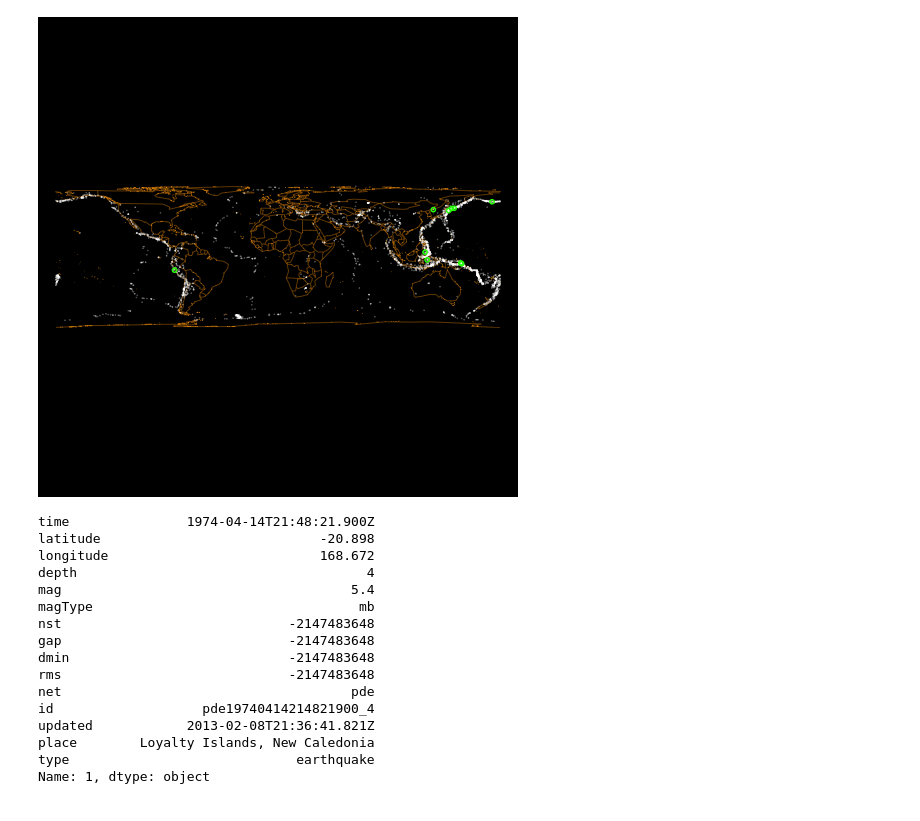
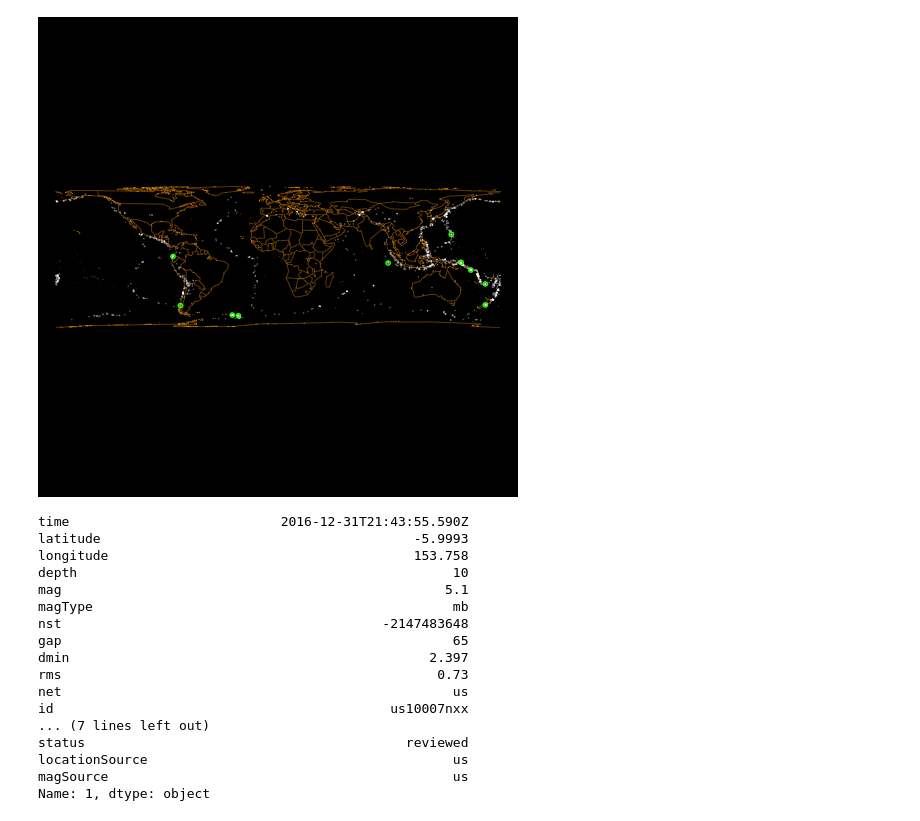
Before and after one commit to feliuserra/Luminosity, a Jupyter notebook: earthquakes.ipynb, the cells around one changed output. Cells and saved outputs as stored; diff of their text form; code cells hidden in the pictures.

Commit message:
Add Quakes
Added csv fro earthquakes with 5+ magnitude from 2000 to 2016

```diff
--- a/earthquakes.ipynb
+++ b/earthquakes.ipynb
@@ -5,44 +5,45 @@ quakes_raw = []
 # %%
 %%R -o quakes_raw
 library(maps)
 library(mapproj)
 
 options(repr.plot.width = 4, repr.plot.height = 4)
 
 # Load data
-quakes <- read.csv('http://datasets.flowingdata.com/earthquakes1974.csv')
+quakes <- read.csv('data/quakes2016.csv')
 quakes_raw <- quakes
 
 # Draw map
 par(mar=c(0,0,0,0))
 map("world", col="orange", bg="#000000", fill=FALSE, interior=TRUE, lwd=0.5, projection="cylequalarea", par=0, wrap=TRUE)
 
 # Add points
 ptsproj <- mapproject(quakes$longitude, quakes$latitude)
 points(ptsproj, pch=20, cex=0.15, col="#ffffff40")
 
 # Circle the highest magnitude quakes
 quakes.o <- quakes[order(quakes$mag, decreasing=TRUE),]
 majorpts <- mapproject(quakes.o$longitude[1:10], quakes.o$latitude[1:10])
 symbols(majorpts, circles=rep(0.03, 10), add=TRUE, inches=FALSE, fg="green", lwd=2)
 # %% [output]
-[figure, old version]
+[figure, new version]
 # %%
 quakes_raw.loc[1,]
 # %% [output]
-time               1974-04-14T21:48:21.900Z
-latitude                            -20.898
-longitude                           168.672
-depth                                     4
-mag                                     5.4
-magType                                  mb
-nst                             -2147483648
-gap                             -2147483648
-dmin                            -2147483648
-rms                             -2147483648
-net                                     pde
-id                   pde19740414214821900_4
-updated            2013-02-08T21:36:41.821Z
-place        Loyalty Islands, New Caledonia
-type                             earthquake
+time                           2016-12-31T21:43:55.590Z
+latitude                                        -5.9993
+longitude                                       153.758
+depth                                                10
+mag                                                 5.1
+magType                                              mb
+nst                                         -2147483648
+gap                                                  65
+dmin                                              2.397
+rms                                                0.73
+net                                                  us
+id                                           us10007nxx
+... (7 lines left out)
+status                                         reviewed
+locationSource                                       us
+magSource                                            us
 Name: 1, dtype: object
```
Also changed, not shown: 17 other files.
